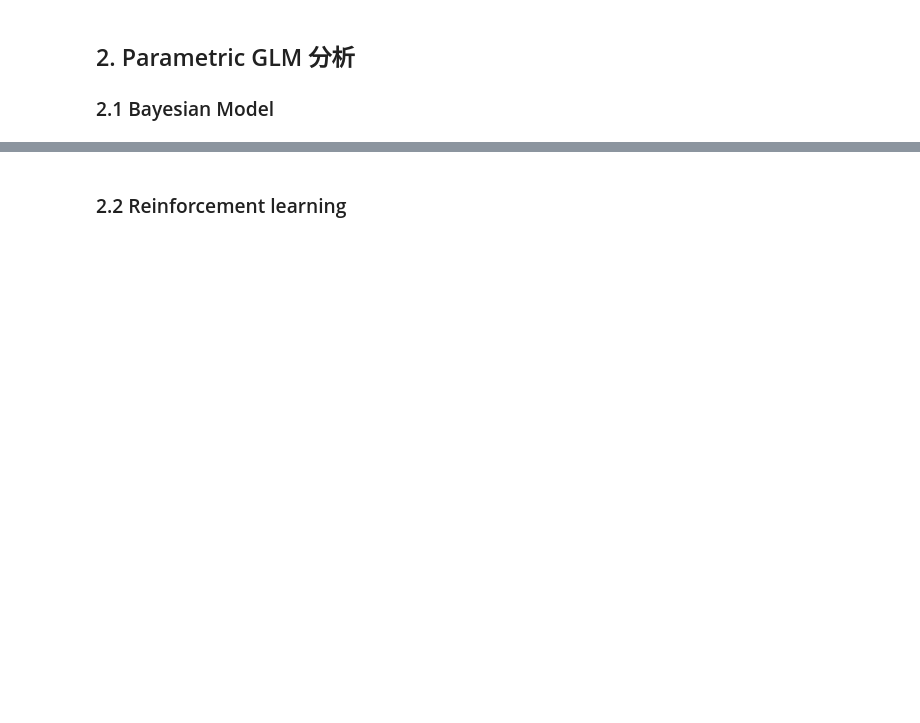
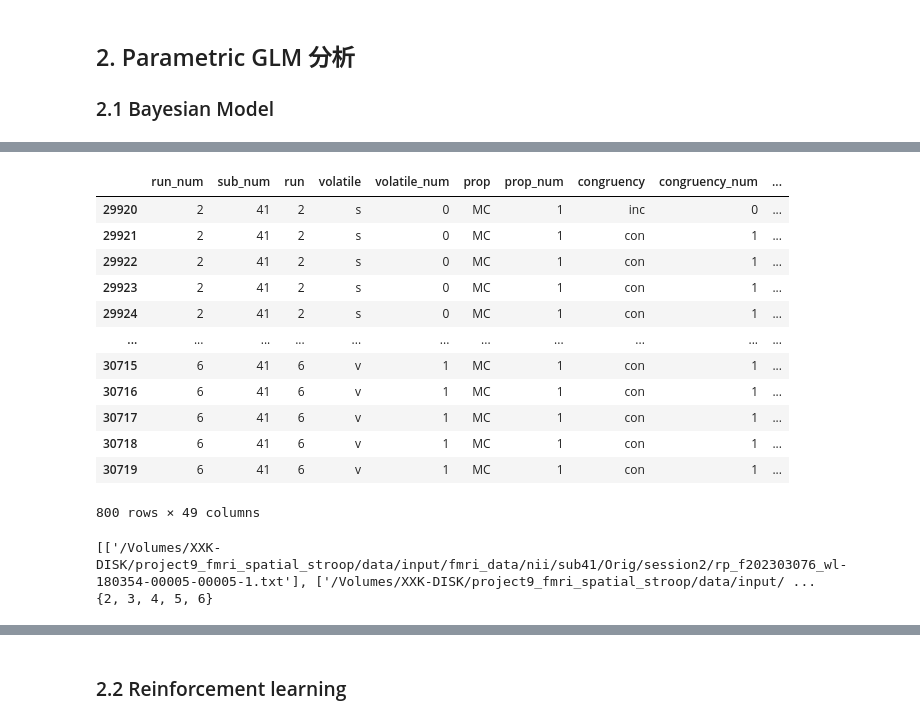
Before and after one commit to dddd1007/project9_tmp, a Jupyter notebook: notebook/5. fMRI分析.ipynb, the cells around one changed output, grey strips where cells are left out. Cells and saved outputs as stored; diff of their text form; code cells hidden in the pictures; blank space fills up the shorter version.

```diff
--- a/notebook/5. fMRI分析.ipynb
+++ b/notebook/5. fMRI分析.ipynb
@@ -14,18 +14,13 @@ import multiprocessing
 num_cores = 6
 
 # 读取被试数据
-all_data = pd.read_csv("/Users/dddd1007/research/project9_fmri_spatial_stroop/data/input/behavioral_data/all_data_for_fmri_with_model_params.csv")
+all_data = pd.read_csv("/Volumes/XXK-DISK/project9_fmri_spatial_stroop/data/input/all_data_with_params.csv")
 # 被试基本信息
 sub_num_list = pd.unique(all_data['sub_num'])
 session_num = 6
 
 # 数据位置
-root_dir = "/Users/dddd1007/research/project9_fmri_spatial_stroop/data/input/fmri_data/nii"
-output_dir = "/Users/dddd1007/research/project9_fmri_spatial_stroop/data/output/fmri/"
+root_dir = "/Volumes/XXK-DISK/project9_fmri_spatial_stroop/data/input/fmri_data/nii"
+output_dir = "/Volumes/XXK-DISK/project9_fmri_spatial_stroop/data/output/fmri/"
 # %% [markdown]
 ## 1. GLM 分析
-# %%
-factors_name = ['PC_factor']
-# for sub_num in sub_num_list:
-sub_num = 8
-estimate_result = xia_fmri_workflow.workflow_condition_glm_1stlevel(root_dir, sub_num, session_num, factors_name, all_data, output_dir)
@@ -65,3 +56,12 @@ cont2 = ["PE", 'T', condition_names,   [0, 0, 0, 0, 0, 0, 1, 0, 0, 0, 0, 0, 0, 0
                                         0, 0, 0, 0, 0, 0, 1, 0, 0, 0, 0, 0, 0, 0, 0, 0,
                                         0, 0, 0, 0, 0, 0, 1, 0, 0, 0, 0, 0, 0, 0, 0, 0]]
 contrast_list = [cont1, cont2]
+# batch analysis
+inputs = [40]
+def bl_processInput(sub_num):
+    estimate_result = xia_fmri_workflow.workflow_param_glm_1stlevel(root_dir, sub_num, session_num, params_name, all_data, output_dir, "bl")
+    contrast_result = xia_fmri_workflow.workflow_contrast(estimate_result, contrast_list)
+
+for sub_num in inputs:
+    print("Processing subject %d" % sub_num)
+    bl_processInput(sub_num)
@@ -111,0 +268,27 @@ stty: stdin isn't a terminal
+# %%
+nii_list, realignment_para_file_list, single_sub_data, sub_name = nii_selector(
+    root_dir, sub_num, session_num, all_data)
+# %%
+single_sub_data = single_sub_data[single_sub_data.run_num >= 2]
+single_sub_data
+# %% [output]
+|  | run_num | sub_num | run | volatile | volatile_num | prop | prop_num | congruency | congruency_num | ... |
+| 29920 | 2 | 41 | 2 | s | 0 | MC | 1 | inc | 0 | ... |
+| 29921 | 2 | 41 | 2 | s | 0 | MC | 1 | con | 1 | ... |
+| 29922 | 2 | 41 | 2 | s | 0 | MC | 1 | con | 1 | ... |
+| 29923 | 2 | 41 | 2 | s | 0 | MC | 1 | con | 1 | ... |
+| 29924 | 2 | 41 | 2 | s | 0 | MC | 1 | con | 1 | ... |
+| ... | ... | ... | ... | ... | ... | ... | ... | ... | ... | ... |
+| 30715 | 6 | 41 | 6 | v | 1 | MC | 1 | con | 1 | ... |
+| 30716 | 6 | 41 | 6 | v | 1 | MC | 1 | con | 1 | ... |
+| 30717 | 6 | 41 | 6 | v | 1 | MC | 1 | con | 1 | ... |
+| 30718 | 6 | 41 | 6 | v | 1 | MC | 1 | con | 1 | ... |
+| 30719 | 6 | 41 | 6 | v | 1 | MC | 1 | con | 1 | ... |
+800 rows × 49 columns
+# %%
+print(realignment_para_file_list)
+subject_info = parametric_condition_generator(
+    single_sub_data, params_name, realignment_para_file_list, centering=False)
+# %% [output]
+[['/Volumes/XXK-DISK/project9_fmri_spatial_stroop/data/input/fmri_data/nii/sub41/Orig/session2/rp_f202303076_wl-180354-00005-00005-1.txt'], ['/Volumes/XXK-DISK/project9_fmri_spatial_stroop/data/input/ ...
+{2, 3, 4, 5, 6}
```
Also changed, not shown: parts of 8 cells of this notebook, 2 other files.
